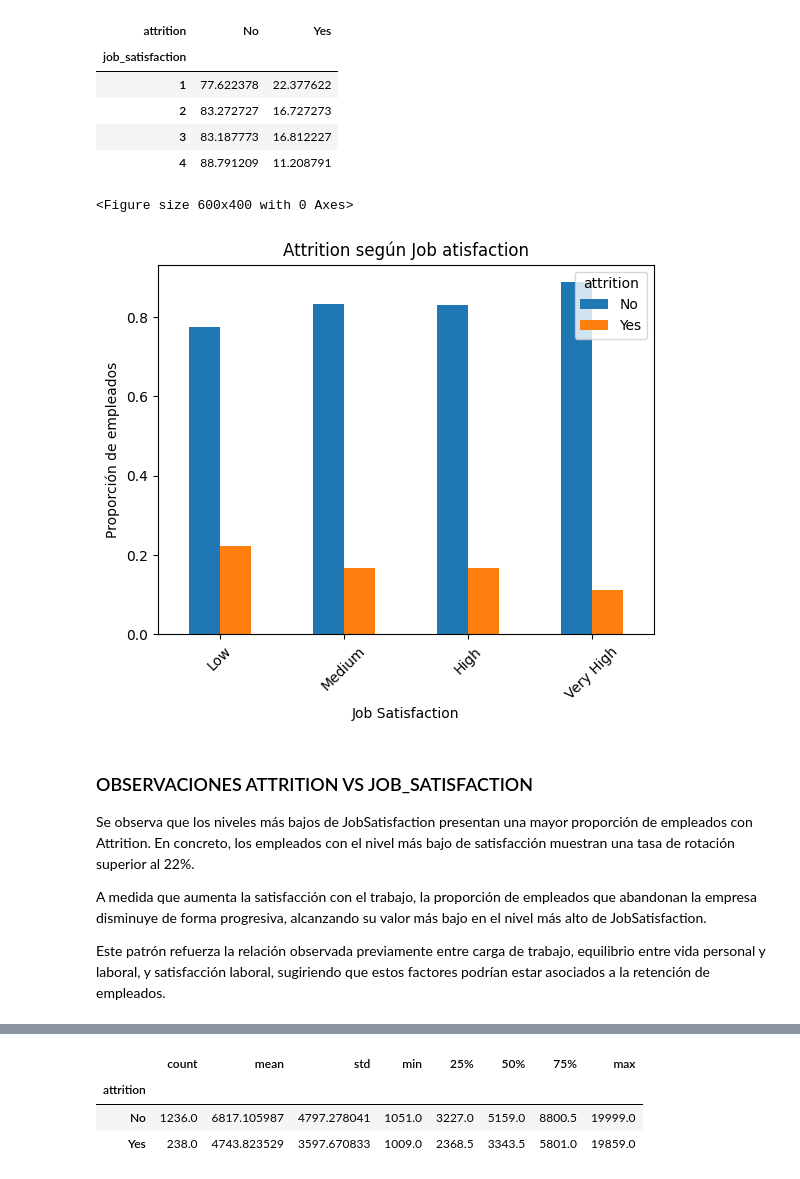
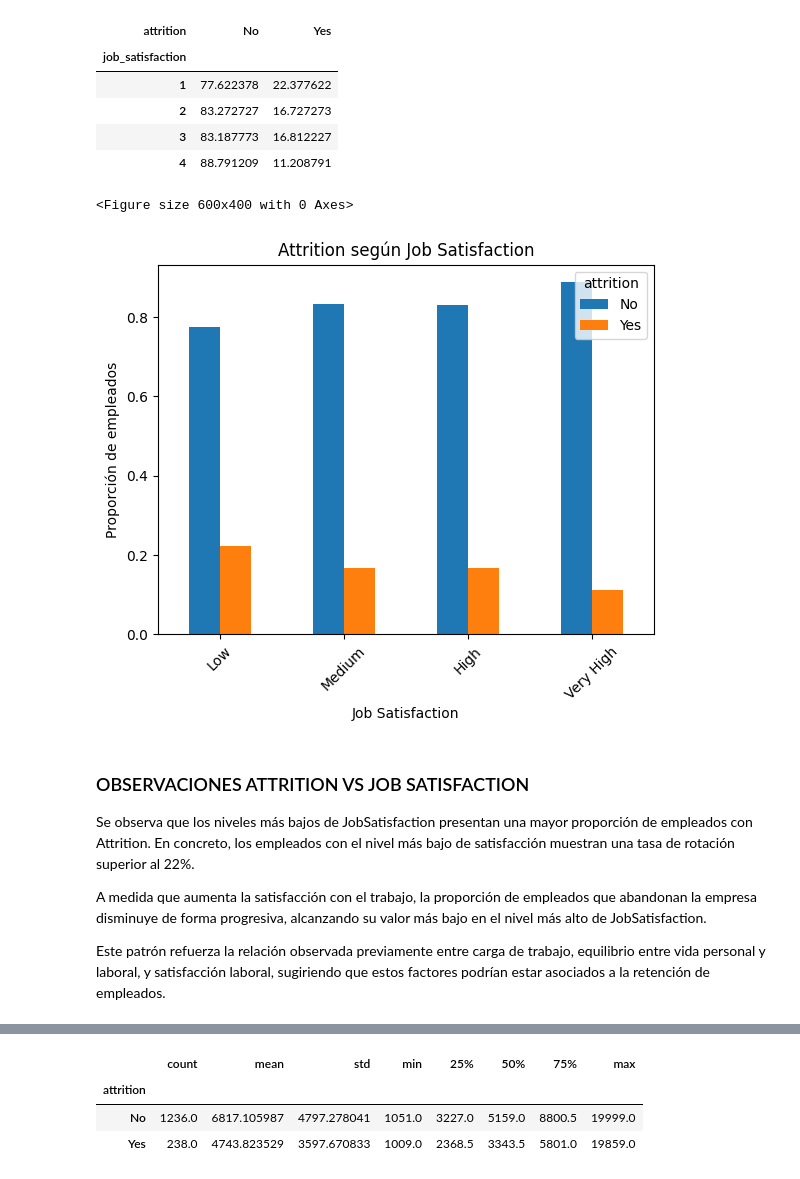
Before and after one commit to juliaisidroj/-project-da-promo-59-modulo-3-team-1, a Jupyter notebook: notebooks/attrition_clean.ipynb, the cells around one changed output, grey strips where cells are left out. Saved outputs shown, nothing was run; the diff lists cells and outputs as text; code cells hidden in the pictures.

```diff
--- a/notebooks/attrition_clean.ipynb
+++ b/notebooks/attrition_clean.ipynb
@@ -236,26 +334,26 @@ pd.crosstab(
 # %%
 # Visualización
 
 plt.figure(figsize=(6, 4))
 
 pd.crosstab(
     df_abc['job_satisfaction'],
     df_abc['attrition'],
     normalize='index').rename(index={1: 'Low', 2: 'Medium', 3: 'High', 4: 'Very High'}
 ).plot(kind='bar')
 
-plt.title('Attrition según Job atisfaction')
+plt.title('Attrition según Job Satisfaction')
 plt.xlabel('Job Satisfaction')
 plt.ylabel('Proporción de empleados')
 plt.xticks(rotation=45)
 
 plt.savefig('../outputs/clean_attrition_jobsatisfaction.png', bbox_inches='tight')
 plt.show()
 # %% [output]
 <Figure size 600x400 with 0 Axes>
-[figure, old version]
+[figure, new version]
 # %% [markdown]
-### OBSERVACIONES ATTRITION VS JOB_SATISFACTION
+### OBSERVACIONES ATTRITION VS JOB SATISFACTION
 
 Se observa que los niveles más bajos de JobSatisfaction presentan una mayor proporción de empleados con Attrition. En concreto, los empleados con el nivel más bajo de satisfacción muestran una tasa de rotación superior al 22%.
 
```
Also changed, not shown: parts of 15 cells of this notebook, 14 other files.
